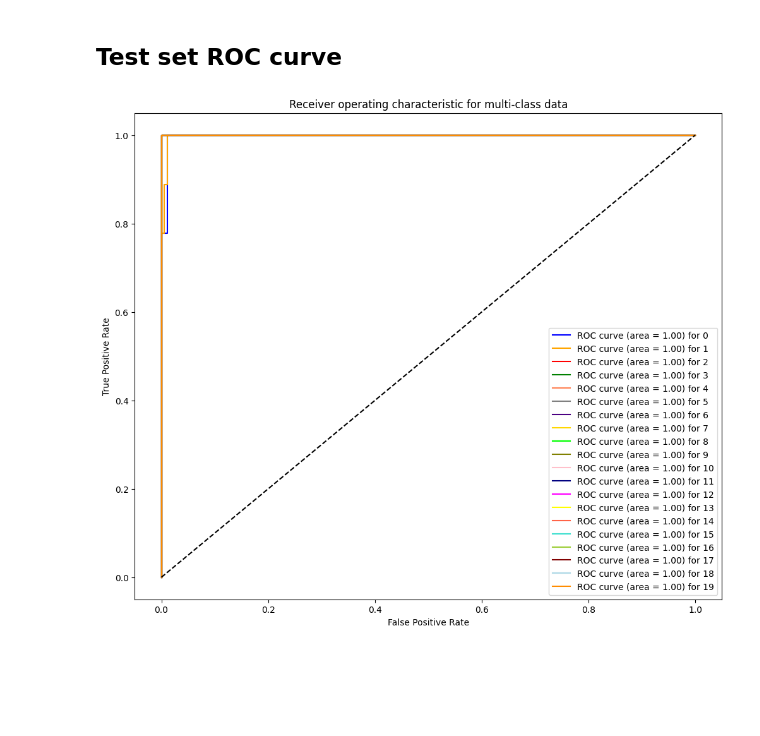
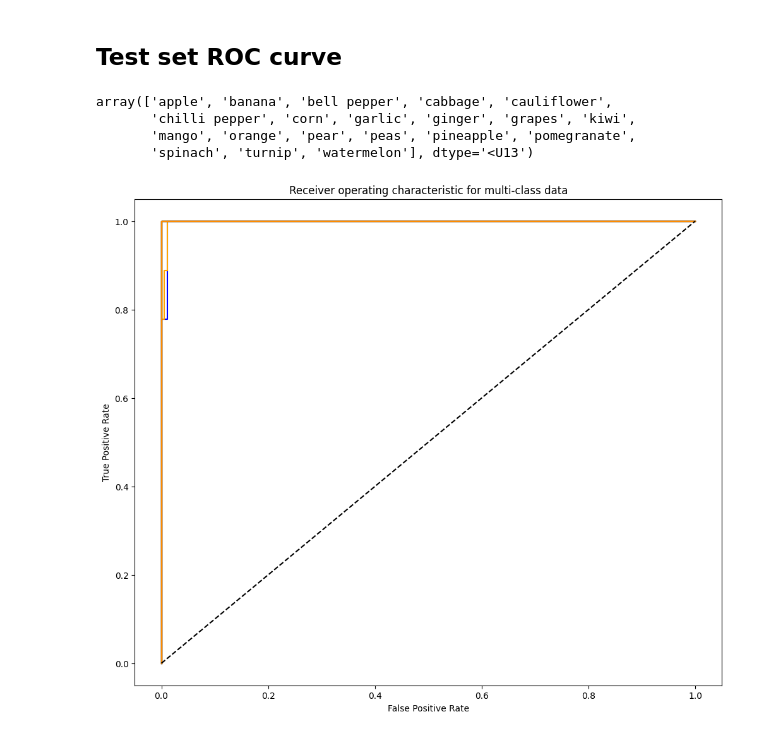
Before and after one commit to vrvenkatesh/w281-summer-2023-project-computer-vision, a Jupyter notebook: VGG19_XGBoost.ipynb, the cells around one changed output. Saved outputs shown, nothing was run; the diff lists cells and outputs as text; code cells hidden in the pictures; blank space fills up the shorter version.

```diff
--- a/VGG19_XGBoost.ipynb
+++ b/VGG19_XGBoost.ipynb
@@ -550,40 +565,49 @@ ConfusionMatrixDisplay.from_predictions(inverse_test_labels, inverse_y_test_pred
 # %% [markdown]
 ## Test set ROC curve
 # %%
-unique_training_labels = set([i for i in encoded_train_labels.tolist()])
-unique_val_labels = set([i for i in encoded_validation_labels.tolist()])
-unique_test_labels = set([i for i in encoded_test_labels.tolist()])
+unique_training_labels = set([i for i in train_labels.tolist()])
+unique_val_labels = set([i for i in validation_labels.tolist()])
+unique_test_labels = set([i for i in test_labels.tolist()])
 
 all_unique_labels = set(list(unique_training_labels) + list(unique_val_labels) + list(unique_test_labels))
 all_unique_labels = sorted(list(all_unique_labels))
 label_numeric_mapping = {k:v for v,k in enumerate(all_unique_labels)}
+# %%
+test_label_encoder.inverse_transform(all_unique_labels)
+# %% [output]
+array(['apple', 'banana', 'bell pepper', 'cabbage', 'cauliflower',
+       'chilli pepper', 'corn', 'garlic', 'ginger', 'grapes', 'kiwi',
+       'mango', 'orange', 'pear', 'peas', 'pineapple', 'pomegranate',
+       'spinach', 'turnip', 'watermelon'], dtype='<U13')
 # %%
 import matplotlib.pyplot as plt
 from sklearn.metrics import RocCurveDisplay
-from sklearn.preprocessing import LabelBinarizer
+# from sklearn.preprocessing import LabelBinarizer
+from sklearn.preprocessing import label_binarize
+
 
 fig, ax = plt.subplots(figsize=(12,10))
 
 color = ['blue', 'orange', 'red', 'green', 'coral',
           'grey', 'indigo', 'gold', 'lime', 'olive',
           'pink', 'navy', 'magenta', 'yellow', 'tomato',
           'turquoise', 'yellowgreen', 'maroon', 'lightblue', 'darkorange']
 
 for class_id in range(0, len(all_unique_labels)):
     label_binarizer = LabelBinarizer().fit(encoded_train_labels)
     y_onehot_test = label_binarizer.transform(encoded_test_labels)
     fpr, tpr, _ = roc_curve(y_onehot_test[:,class_id], y_proba[:,class_id])
     roc_auc = auc(fpr, tpr)
     plt.plot(fpr, tpr, color=color[class_id], label='ROC curve (area = %0.2f) for %s' % (roc_auc, all_unique_labels[class_id]))
 
 plt.plot([0, 1], [0, 1], 'k--')
 ax.set_xlabel('False Positive Rate')
 ax.set_ylabel('True Positive Rate')
 ax.set_title('Receiver Operating Characteristic for SVM Classifier')
 plt.xlabel('False Positive Rate')
 plt.ylabel('True Positive Rate')
 plt.title('Receiver operating characteristic for multi-class data')
-plt.legend(loc="lower right")
-plt.show()
+legend = plt.legend(loc="lower right")
+legend.remove()
 # %% [output]
-[figure, old version]
+[figure, new version]
```
Also changed, not shown: parts of 4 cells of this notebook.
